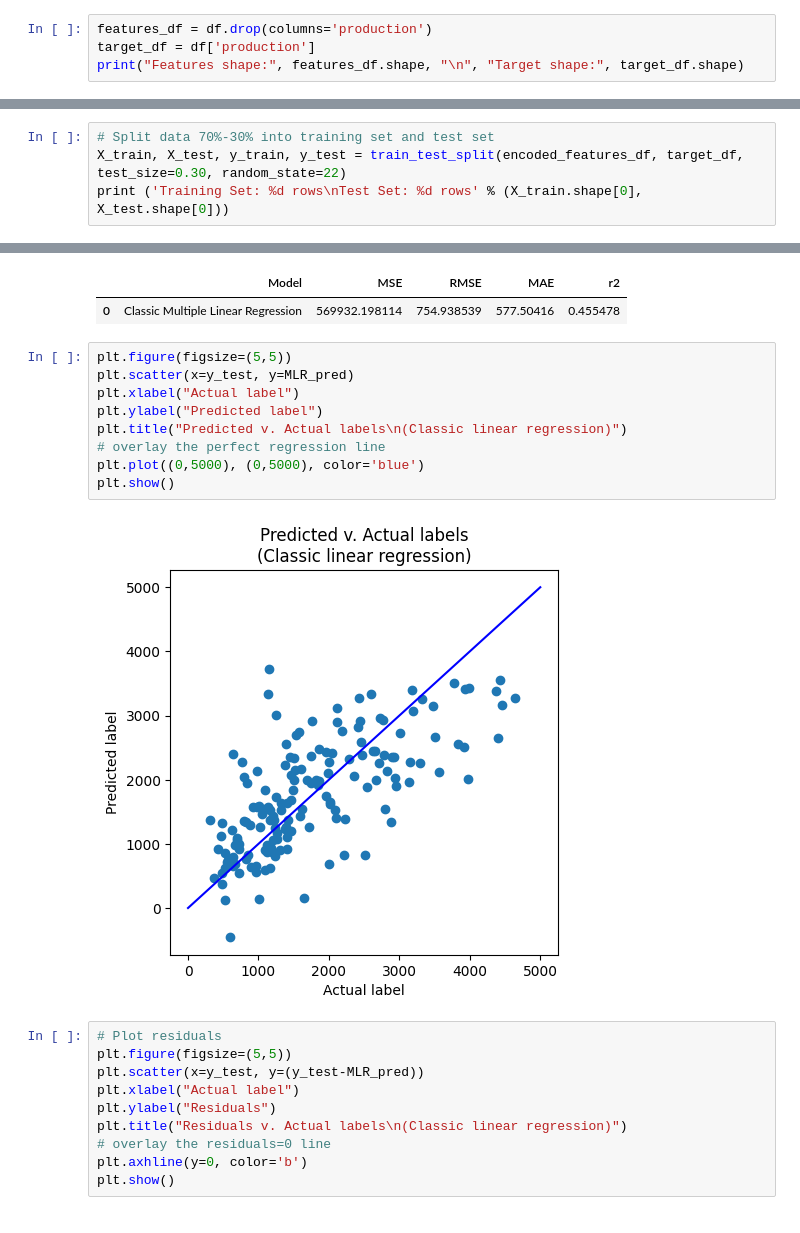
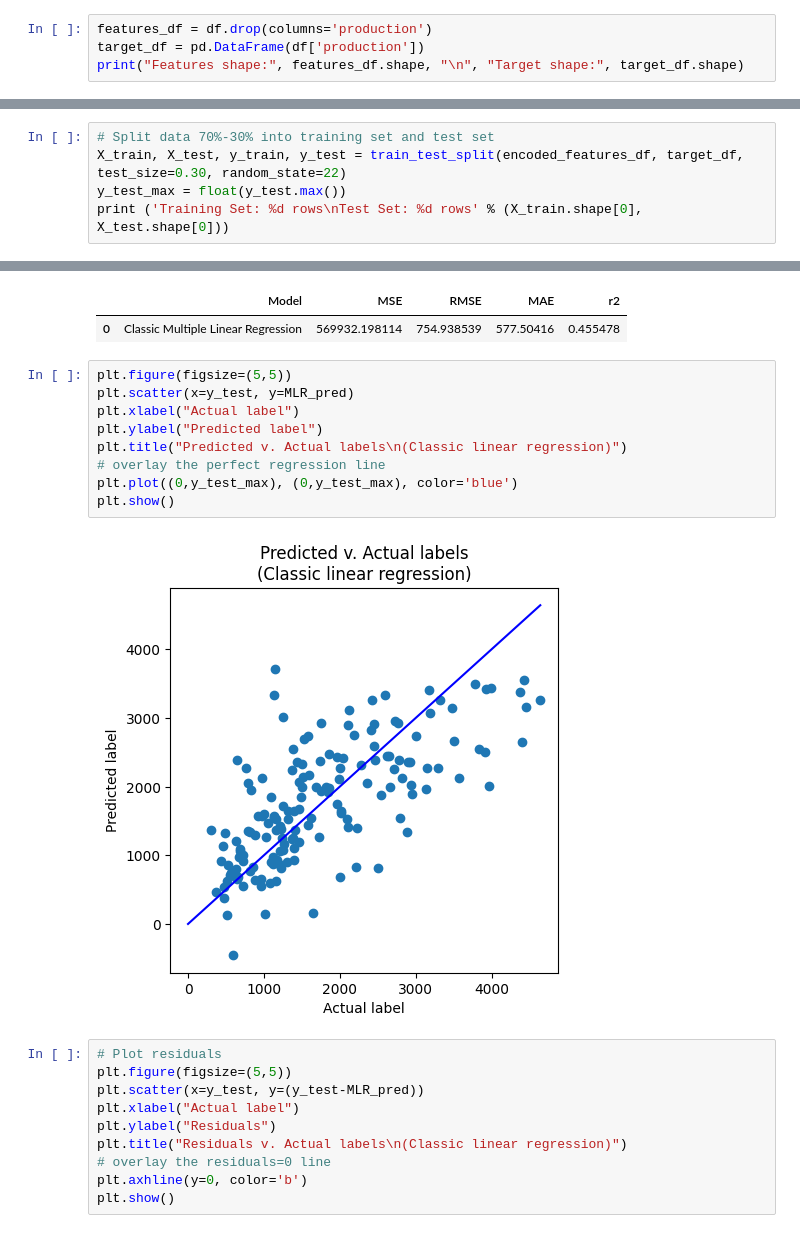
Before and after one commit to AlbertoMPalacioBastos/ML-model-for-production-prediction, a Jupyter notebook: 3-ML-regression-model-training-and-evaluation.ipynb, the cells around one changed output, grey strips where cells are left out. Drawn from its saved outputs; the diff is of its cells as text.

```diff
--- a/3-ML-regression-model-training-and-evaluation.ipynb
+++ b/3-ML-regression-model-training-and-evaluation.ipynb
@@ -106,7 +106,7 @@ df.describe(include='all')
 ## 3.3. Isolate features and target
 # %%
 features_df = df.drop(columns='production')
-target_df = df['production']
+target_df = pd.DataFrame(df['production'])
 print("Features shape:", features_df.shape, "\n", "Target shape:", target_df.shape)
 # %% [output]
 Features shape: (534, 18)
@@ -208,6 +215,7 @@ Trained in all the features in training data without scaling numerical features
 # %%
 # Split data 70%-30% into training set and test set
 X_train, X_test, y_train, y_test = train_test_split(encoded_features_df, target_df, test_size=0.30, random_state=22)
+y_test_max = float(y_test.max())
 print ('Training Set: %d rows\nTest Set: %d rows' % (X_train.shape[0], X_test.shape[0]))
 # %% [output]
 Training Set: 373 rows
@@ -231,14 +239,14 @@ report_df
 # %%
 plt.figure(figsize=(5,5))
 plt.scatter(x=y_test, y=MLR_pred)
 plt.xlabel("Actual label")
 plt.ylabel("Predicted label")
 plt.title("Predicted v. Actual labels\n(Classic linear regression)")
 # overlay the perfect regression line
-plt.plot((0,5000), (0,5000), color='blue')
+plt.plot((0,y_test_max), (0,y_test_max), color='blue')
 plt.show()
 # %% [output]
-[figure, old version]
+[figure, new version]
 # %%
 # Plot residuals
 plt.figure(figsize=(5,5))
```
Also changed, not shown: parts of 41 cells of this notebook, 1 other file.
